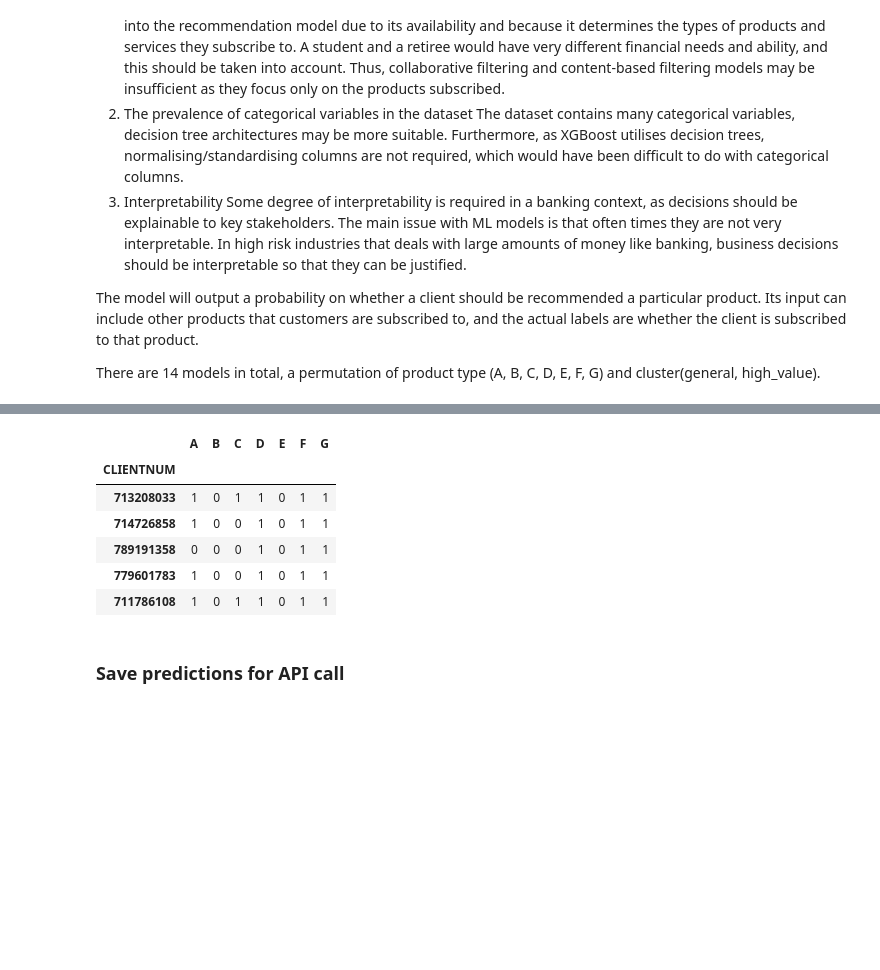
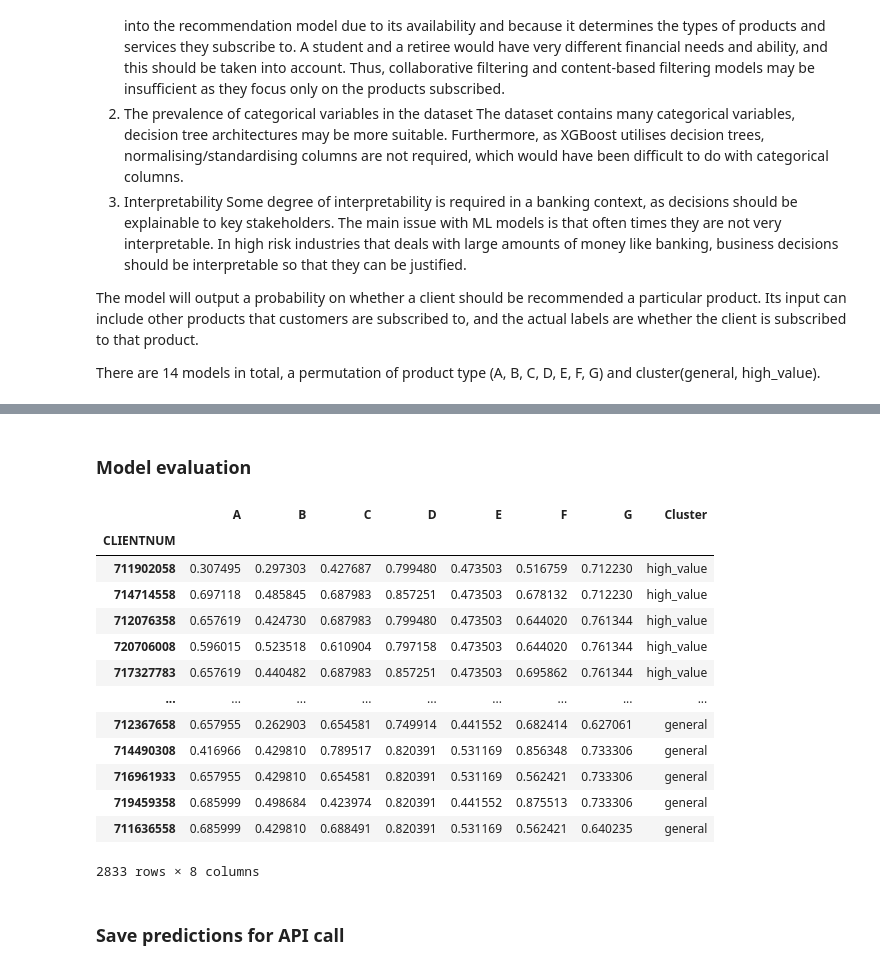
Before and after one commit to yionna/DSA3101-Object-Not-Found, a Jupyter notebook: group_tasks/Subgroup B/qn1.ipynb, the cells around one changed output, grey strips where cells are left out. Saved outputs shown, nothing was run; the diff lists cells and outputs as text; code cells hidden in the pictures; blank space fills up the shorter version.

```diff
--- a/group_tasks/Subgroup B/qn1.ipynb
+++ b/group_tasks/Subgroup B/qn1.ipynb
@@ -246,27 +264,39 @@ ValueError: This solver needs samples of at least 2 classes in the data, but the
-# %%
-def get_results(results, x):
-    r = pd.DataFrame(results)
-    df = pd.concat([x.reset_index(names = 'CLIENTNUM'), r], axis = 1, ignore_index = True)
-
-    col_list = ['CLIENTNUM'] + list(x.columns) + list(r.columns)
-    df.columns = col_list
-
-    return df[['CLIENTNUM'] + list(r.columns)]
-# %%
-# Prediction
-pldf = get_results(predicted_labels, X_test.drop(columns=[c for c in product_list if c in X_test.columns]))
-pldf = pldf.set_index('CLIENTNUM')
-pldf = pldf.apply(lambda x: np.where(x > 0.65, 1, 0))
-
-pldf.head(5)
-# %% [output]
-|  | A | B | C | D | E | F | G |
-| CLIENTNUM |  |  |  |  |  |  |  |
-| 713208033 | 1 | 0 | 1 | 1 | 0 | 1 | 1 |
-| 714726858 | 1 | 0 | 0 | 1 | 0 | 1 | 1 |
-| 789191358 | 0 | 0 | 0 | 1 | 0 | 1 | 1 |
-| 779601783 | 1 | 0 | 0 | 1 | 0 | 1 | 1 |
-| 711786108 | 1 | 0 | 1 | 1 | 0 | 1 | 1 |
+# %%
+training_features, predicted_labels, actual_labels = model_train_test(df2, cols, product_list, clusters)
+# %% [markdown]
+### Model evaluation
+# %%
+def get_results(results, source):
+    products = list(results.keys())
+    final_df = results[products[0]]
+    for key in products[1:]:
+        final_df = final_df.merge(results[key], on='CLIENTNUM', how='left')
+    final_df['Cluster'] = source
+    return final_df
+# %%
+# Combine predictions
+source = list(clusters.keys())[0]
+pldf = get_results(predicted_labels[source], source)
+
+source = list(clusters.keys())[1]
+pldf = pd.concat([get_results(predicted_labels[source], source), pldf])
+
+display(pldf)
+# %% [output]
+|  | A | B | C | D | E | F | G | Cluster |
+| CLIENTNUM |  |  |  |  |  |  |  |  |
+| 711902058 | 0.307495 | 0.297303 | 0.427687 | 0.799480 | 0.473503 | 0.516759 | 0.712230 | high_value |
+| 714714558 | 0.697118 | 0.485845 | 0.687983 | 0.857251 | 0.473503 | 0.678132 | 0.712230 | high_value |
+| 712076358 | 0.657619 | 0.424730 | 0.687983 | 0.799480 | 0.473503 | 0.644020 | 0.761344 | high_value |
+| 720706008 | 0.596015 | 0.523518 | 0.610904 | 0.797158 | 0.473503 | 0.644020 | 0.761344 | high_value |
+| 717327783 | 0.657619 | 0.440482 | 0.687983 | 0.857251 | 0.473503 | 0.695862 | 0.761344 | high_value |
+| ... | ... | ... | ... | ... | ... | ... | ... | ... |
+| 712367658 | 0.657955 | 0.262903 | 0.654581 | 0.749914 | 0.441552 | 0.682414 | 0.627061 | general |
+| 714490308 | 0.416966 | 0.429810 | 0.789517 | 0.820391 | 0.531169 | 0.856348 | 0.733306 | general |
+| 716961933 | 0.657955 | 0.429810 | 0.654581 | 0.820391 | 0.531169 | 0.562421 | 0.733306 | general |
+| 719459358 | 0.685999 | 0.498684 | 0.423974 | 0.820391 | 0.441552 | 0.875513 | 0.733306 | general |
+| 711636558 | 0.685999 | 0.429810 | 0.688491 | 0.820391 | 0.531169 | 0.562421 | 0.640235 | general |
+2833 rows × 8 columns
 # %% [markdown]
 ### Save predictions for API call
 # %%
```
Also changed, not shown: parts of 13 cells of this notebook.
